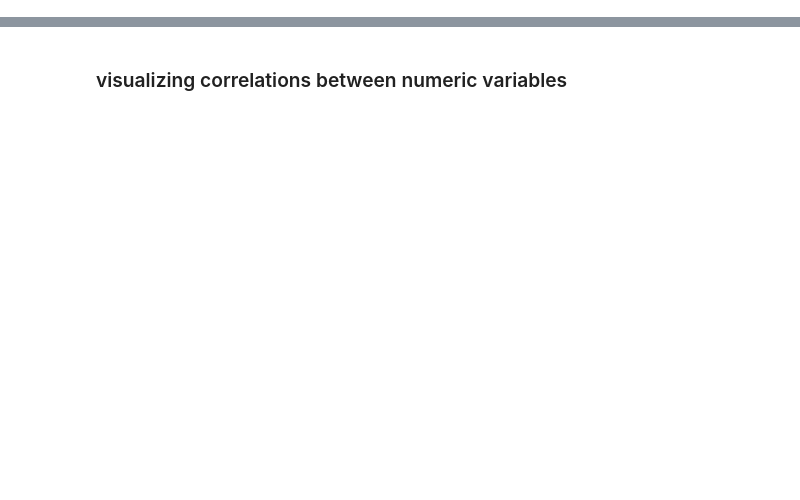
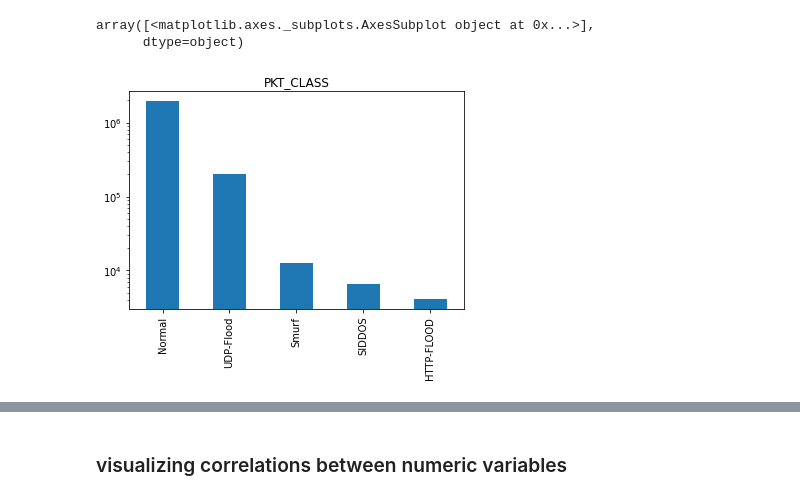
Before and after one commit to CatarinaL/ddosLogs, a Jupyter notebook: exploratory.ipynb, the cells around one changed output, grey strips where cells are left out. Saved outputs shown, nothing was run; the diff lists cells and outputs as text; code cells hidden in the pictures; blank space fills up the shorter version.

```diff
--- a/exploratory.ipynb
+++ b/exploratory.ipynb
@@ -141,0 +150,6 @@ holdout_data <- d_augmt[ss==3,]
+# %%
+df2['PKT_CLASS'].value_counts().plot.bar(logy=True, subplots=True)
+# %% [output]
+array([<matplotlib.axes._subplots.AxesSubplot object at 0x...>],
+      dtype=object)
+[figure, added]
```
Also changed, not shown: parts of 26 cells of this notebook.
